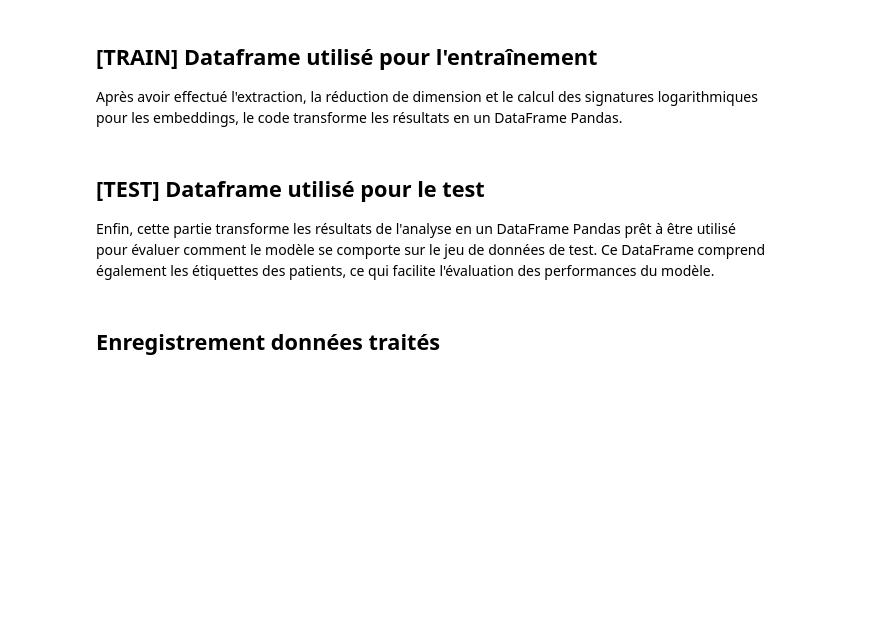
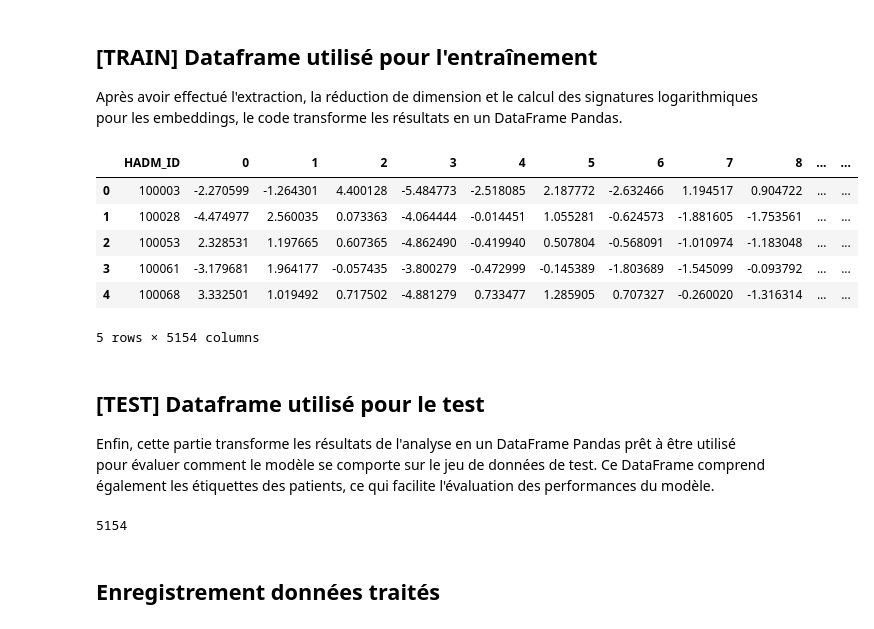
Before and after one commit to Krrcharles/Prediction-conforme-pour-les-donnees--analysee-par-Transformers, a Jupyter notebook: Code_stuart.ipynb, the cells around one changed output. Drawn from its saved outputs; the diff is of its cells as text; code cells hidden in the pictures; blank space fills up the shorter version.

```diff
--- a/Code_stuart.ipynb
+++ b/Code_stuart.ipynb
@@ -681,24 +740,32 @@ Après avoir effectué l'extraction, la réduction de dimension et le calcul des
 # %%
 # Convertir le dictionnaire log_signature_dict en un DataFrame
 df_features = pd.DataFrame.from_dict(log_signature_dict, orient='index')
 
-# Réinitialiser l'index pour que 'SUBJECT_ID' devienne une colonne du DataFrame
+# Réinitialiser l'index pour que 'HADM_ID' devienne une colonne du DataFrame
 df_features.reset_index(inplace=True)
 
-# Renommer la colonne d'index en 'SUBJECT_ID'
-df_features.rename(columns={'index':'SUBJECT_ID'}, inplace=True)
+# Renommer la colonne d'index en 'HADM_ID'
+df_features.rename(columns={'index':'HADM_ID'}, inplace=True)
 
 # Parcourir chaque colonne du DataFrame et convertir chaque tenseur en float (si nécessaire)
 for col in df_features.columns:
     df_features[col] = df_features[col].apply(lambda x: x.item() if torch.is_tensor(x) else x)
 
-# Fusionner le DataFrame df_features avec le DataFrame new_data sur la colonne 'SUBJECT_ID'
-df_final = pd.merge(df_features, new_data[['SUBJECT_ID', 'HOSPITAL_EXPIRE_FLAG']], on='SUBJECT_ID', how='inner')
+# Fusionner le DataFrame df_features avec le DataFrame new_data sur la colonne 'HADM_ID'
+df_final = pd.merge(df_features, adm[['HADM_ID', 'HOSPITAL_EXPIRE_FLAG', 'DELTATIME']], on='HADM_ID', how='inner')
 
 # Afficher la forme (nombre de lignes et de colonnes) du DataFrame df_final
-df_final.shape
+print(df_final.shape)
 
 df_final.head()
+# %% [output]
+|  | HADM_ID | 0 | 1 | 2 | 3 | 4 | 5 | 6 | 7 | 8 | ... | ... |
+| 0 | 100003 | -2.270599 | -1.264301 | 4.400128 | -5.484773 | -2.518085 | 2.187772 | -2.632466 | 1.194517 | 0.904722 | ... | ... |
+| 1 | 100028 | -4.474977 | 2.560035 | 0.073363 | -4.064444 | -0.014451 | 1.055281 | -0.624573 | -1.881605 | -1.753561 | ... | ... |
+| 2 | 100053 | 2.328531 | 1.197665 | 0.607365 | -4.862490 | -0.419940 | 0.507804 | -0.568091 | -1.010974 | -1.183048 | ... | ... |
+| 3 | 100061 | -3.179681 | 1.964177 | -0.057435 | -3.800279 | -0.472999 | -0.145389 | -1.803689 | -1.545099 | -0.093792 | ... | ... |
+| 4 | 100068 | 3.332501 | 1.019492 | 0.717502 | -4.881279 | 0.733477 | 1.285905 | 0.707327 | -0.260020 | -1.316314 | ... | ... |
+5 rows × 5154 columns
 # %% [markdown]
 ## [TEST] Dataframe utilisé pour le test
 Enfin, cette partie transforme les résultats de l'analyse en un DataFrame Pandas prêt à être utilisé pour évaluer comment le modèle se comporte sur le jeu de données de test. Ce DataFrame comprend également les étiquettes des patients, ce qui facilite l'évaluation des performances du modèle.
@@ -706,22 +773,24 @@ Enfin, cette partie transforme les résultats de l'analyse en un DataFrame Panda
 # Convertir le dictionnaire en un DataFrame
 df_features_test = pd.DataFrame.from_dict(log_signature_dict_test, orient='index')
 
-# Réinitialiser l'index du DataFrame pour que SUBJECT_ID devienne une colonne
+# Réinitialiser l'index du DataFrame pour que 'HADM_ID' devienne une colonne
 df_features_test.reset_index(inplace=True)
 
-# Renommer la colonne 'index' en 'SUBJECT_ID' pour avoir une colonne de sujet
-df_features_test.rename(columns={'index':'SUBJECT_ID'}, inplace=True)
+# Renommer la colonne 'index' en 'HADM_ID' pour avoir une colonne de sujet
+df_features_test.rename(columns={'index':'HADM_ID'}, inplace=True)
 
 # Parcourir chaque colonne du DataFrame et convertir chaque tenseur en float si nécessaire
 for col in df_features_test.columns:
     df_features_test[col] = df_features_test[col].apply(lambda x: x.item() if torch.is_tensor(x) else x)
 
-# Fusionner le DataFrame df_features_test avec le DataFrame new_data_test sur la colonne SUBJECT_ID en utilisant une jointure interne
-df_final_test = pd.merge(df_features_test, new_data_test[['SUBJECT_ID', 'HOSPITAL_EXPIRE_FLAG']], on='SUBJECT_ID', how='inner')
+# Fusionner le DataFrame df_features_test avec le DataFrame new_data_test sur la colonne 'HADM_ID' en utilisant une jointure interne
+df_final_test = pd.merge(df_features_test, adm[['HADM_ID', 'HOSPITAL_EXPIRE_FLAG', 'DELTATIME']], on='HADM_ID', how='inner')
 
-# Afficher le nombre de colonnes du DataFrame final (nombre de caractéristiques + 1 pour la colonne 'HOSPITAL_EXPIRE_FLAG')
+# Afficher le nombre de colonnes du DataFrame final (nombre de caractéristiques + 2 pour la colonne 'HOSPITAL_EXPIRE_FLAG')
 
 df_final_test.shape[1]
+# %% [output]
+5154
 # %% [markdown]
 ## Enregistrement données traités
 # %%
```
Also changed, not shown: parts of 8 cells of this notebook.
